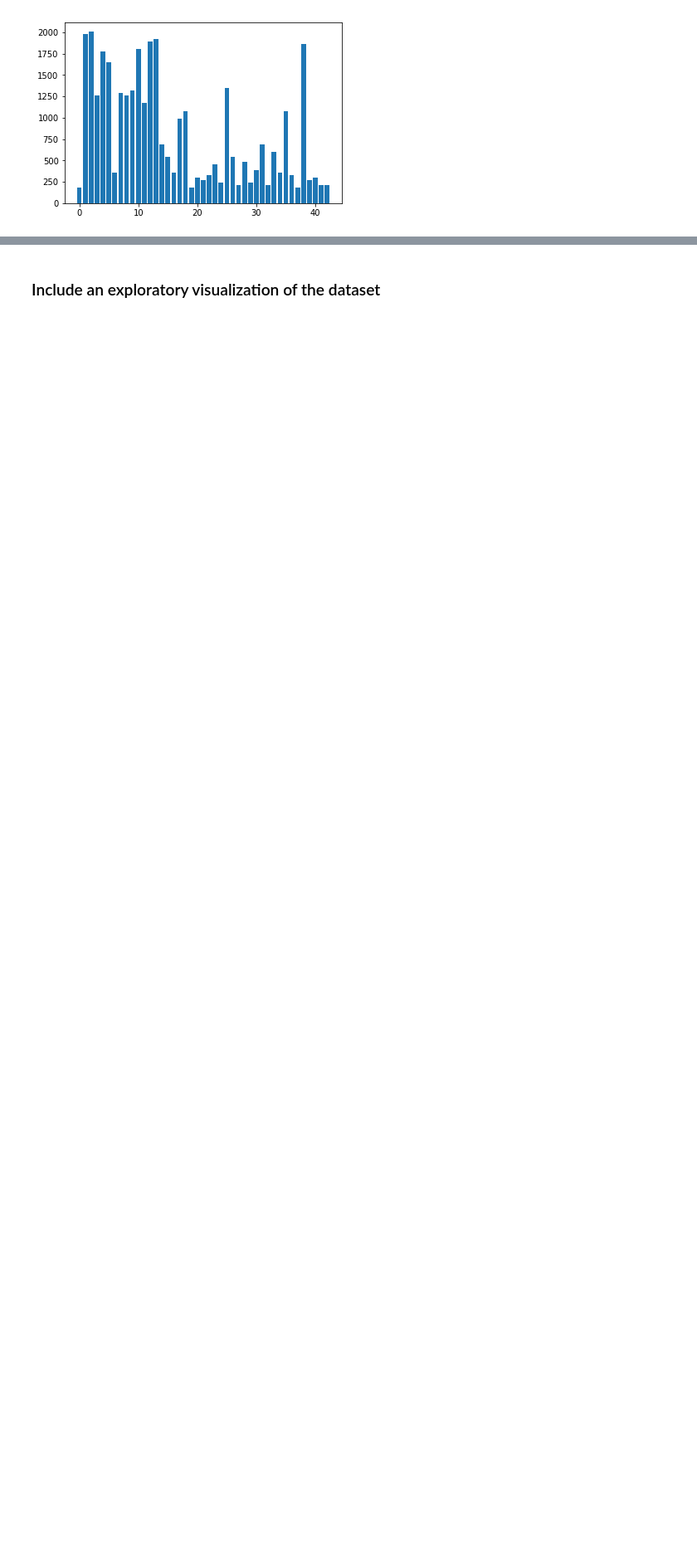
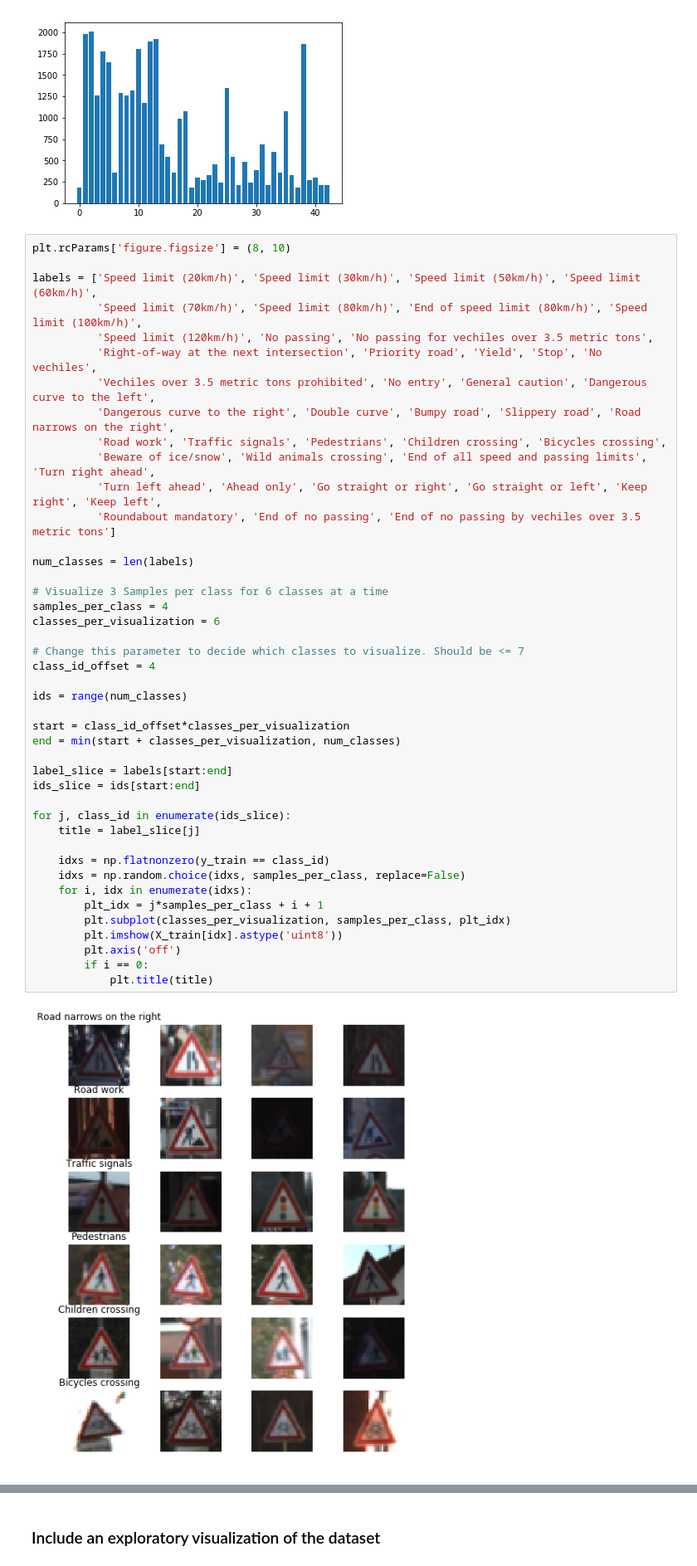
Before and after one commit to bryan0806/Udacity-CarND-Traffic-Sign-Classifier-Project, a Jupyter notebook: Traffic_Sign_Classifier.ipynb, the cells around one changed output, grey strips where cells are left out. Shown at 83% size. Drawn from its saved outputs; the diff is of its cells as text; blank space fills up the shorter version.

Commit message:
Adding split data set function and labels tag

```diff
--- a/Traffic_Sign_Classifier.ipynb
+++ b/Traffic_Sign_Classifier.ipynb
@@ -171,6 +171,51 @@ repeat needed times is
 [1830, 30, 0, 750, 240, 360, 1650, 720, 750, 690, 210, 840, 120, 90, 1320, 1470, 1650, 1020, 930, 1830, 1710, 1740, 1680, 1560, 1770, 660, 1470, 1800, 1530, 1770, 1620, 1320, 1800, 1411, 1650, 930, 16 ...
 y train times  [(0, 180), (19, 180), (37, 180), (27, 210), (32, 210), (41, 210), (42, 210), (24, 240), (29, 240), (21, 270), (39, 270), (20, 300), (40, 300), (22, 330), (36, 330), (6, 360), (16, 360), ...
 [figure]
+# %%
+plt.rcParams['figure.figsize'] = (8, 10)
+
+labels = ['Speed limit (20km/h)', 'Speed limit (30km/h)', 'Speed limit (50km/h)', 'Speed limit (60km/h)',
+          'Speed limit (70km/h)', 'Speed limit (80km/h)', 'End of speed limit (80km/h)', 'Speed limit (100km/h)',
+          'Speed limit (120km/h)', 'No passing', 'No passing for vechiles over 3.5 metric tons',
+          'Right-of-way at the next intersection', 'Priority road', 'Yield', 'Stop', 'No vechiles',
+          'Vechiles over 3.5 metric tons prohibited', 'No entry', 'General caution', 'Dangerous curve to the left',
+          'Dangerous curve to the right', 'Double curve', 'Bumpy road', 'Slippery road', 'Road narrows on the right',
+          'Road work', 'Traffic signals', 'Pedestrians', 'Children crossing', 'Bicycles crossing',
+          'Beware of ice/snow', 'Wild animals crossing', 'End of all speed and passing limits', 'Turn right ahead',
+          'Turn left ahead', 'Ahead only', 'Go straight or right', 'Go straight or left', 'Keep right', 'Keep left',
+          'Roundabout mandatory', 'End of no passing', 'End of no passing by vechiles over 3.5 metric tons']
+
+num_classes = len(labels)
+
+# Visualize 3 Samples per class for 6 classes at a time
+samples_per_class = 4
+classes_per_visualization = 6
+
+# Change this parameter to decide which classes to visualize. Should be <= 7
+class_id_offset = 4
+
+ids = range(num_classes)
+
+start = class_id_offset*classes_per_visualization
+end = min(start + classes_per_visualization, num_classes)
+
+label_slice = labels[start:end]
+ids_slice = ids[start:end]
+
+for j, class_id in enumerate(ids_slice):
+    title = label_slice[j]
+
+    idxs = np.flatnonzero(y_train == class_id)
+    idxs = np.random.choice(idxs, samples_per_class, replace=False)
+    for i, idx in enumerate(idxs):
+        plt_idx = j*samples_per_class + i + 1
+        plt.subplot(classes_per_visualization, samples_per_class, plt_idx)
+        plt.imshow(X_train[idx].astype('uint8'))
+        plt.axis('off')
+        if i == 0:
+            plt.title(title)
+# %% [output]
+[figure, added]
 # %%
 # Visualizations will be shown in the notebook.
 %matplotlib inline
```
Also changed, not shown: parts of 13 cells of this notebook, 13 other files.
